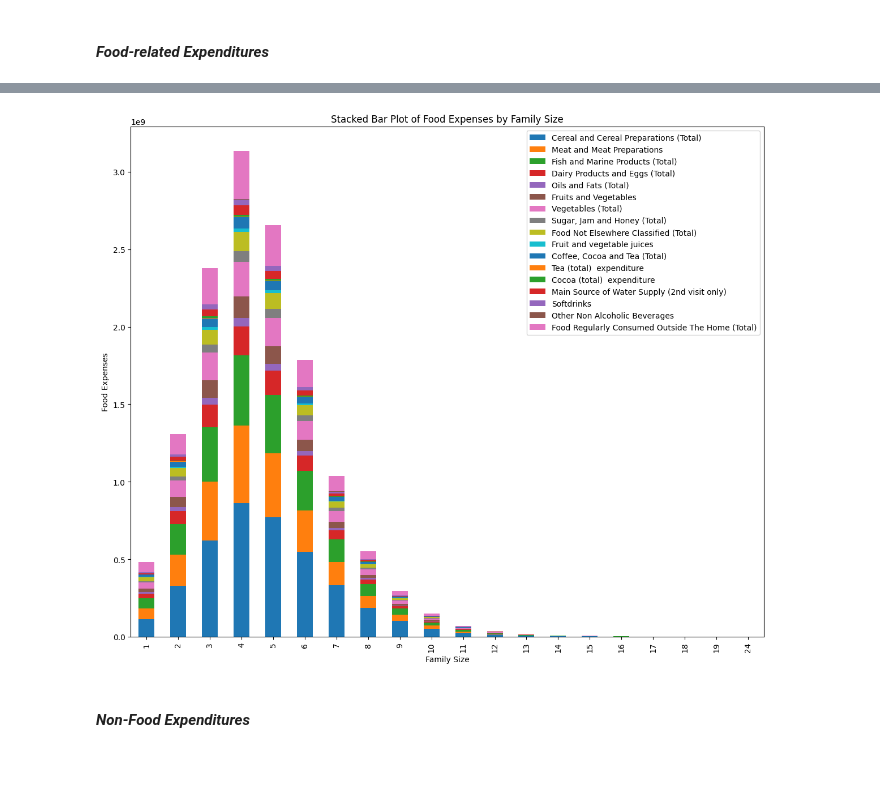
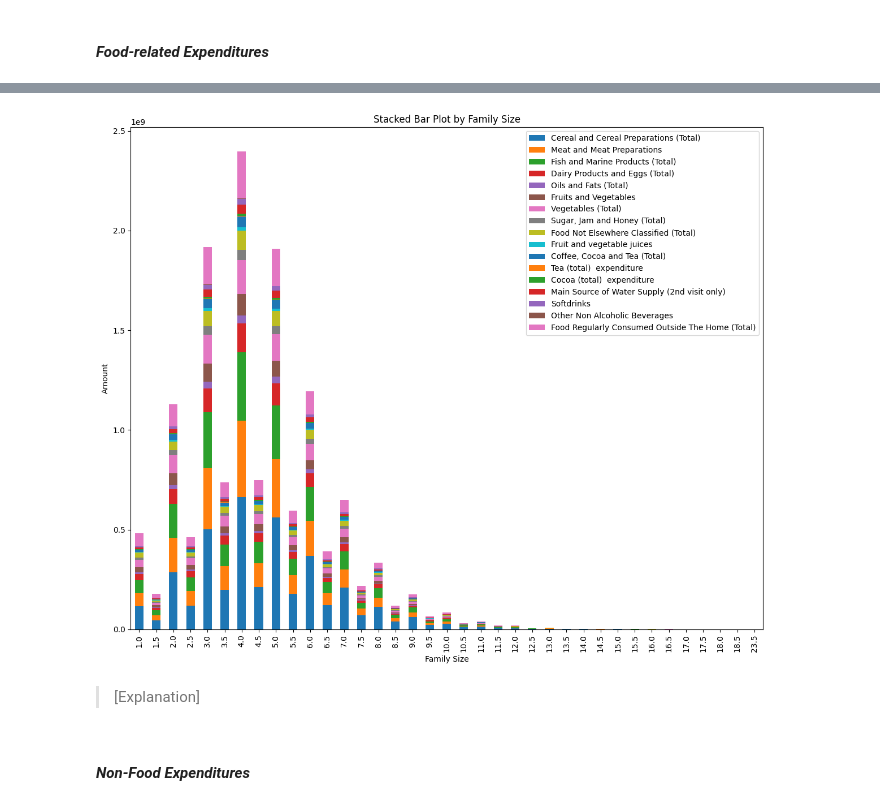
Before and after one commit to angelodelapaz/DataMiningPrelims, a Jupyter notebook: notebooks/01-EDA.ipynb, the cells around one changed output, grey strips where cells are left out. Drawn from its saved outputs; the diff is of its cells as text; code cells hidden in the pictures; blank space fills up the shorter version.

```diff
--- a/notebooks/01-EDA.ipynb
+++ b/notebooks/01-EDA.ipynb
@@ -418,3 +418,15 @@ Number of columns after dropping: 90
 # 5. Quantitative Statistics
 # %%
 cleaned_df = imputted_column_13.copy()
+# %%
+def create_stacked_bar_plot(df, x_col, y_cols): # y_cols is a list of columns to stack
+    subset_data = df[y_cols].copy()
+    subset_data[x_col] = df[x_col]
+    subset_data = subset_data.groupby(x_col).sum().reset_index()
+    subset_data = subset_data.set_index(x_col)
+    subset_data.plot(kind="bar", stacked=True, figsize=(12, 10))
+    plt.title(f"Stacked Bar Plot by {x_col}")
+    plt.xlabel(x_col)
+    plt.ylabel("Amount")
+    plt.tight_layout()
+    plt.show()
@@ -446,9 +468,6 @@ cleaned_df.drop(columns=categorical_columns, errors='ignore').describe()
 | 75% | 5.000000 | 171400.000000 | 45000.000000 | 202200.000000 | 0.000000 | ... |
 | max | 23.500000 | 727800.000000 | 638000.000000 | 727800.000000 | 360000.000000 | ... |
 8 rows × 80 columns
-# %%
-# Round up the family size column
-cleaned_df['Family Size'] = np.ceil(cleaned_df['Family Size']).astype(int) # TO DELETE IF NOT NEEDED
 # %%
 counts, bins, patches = plt.hist(
     cleaned_df["Family Size"], bins=20, color="blue", edgecolor="black"
@@ -587,36 +592,28 @@ plt.show()
 # %%
 food_expenses = [
     "Cereal and Cereal Preparations (Total)",
     "Meat and Meat Preparations",
     "Fish and Marine Products (Total)",
     "Dairy Products and Eggs (Total)",
     "Oils and Fats (Total)",
     "Fruits and Vegetables",
     "Vegetables (Total)",
     "Sugar, Jam and Honey (Total)",
     "Food Not Elsewhere Classified (Total)",
     "Fruit and vegetable juices",
     "Coffee, Cocoa and Tea (Total)",
     "Tea (total)  expenditure",
     "Cocoa (total)  expenditure",
     "Main Source of Water Supply (2nd visit only)",
     "Softdrinks",
     "Other Non Alcoholic Beverages",
     "Food Regularly Consumed Outside The Home (Total)",
 ]
 
-# Stacked Bar Plot of Food Expenses by Family Size
-food_expenses_data = cleaned_df[food_expenses].copy()
-food_expenses_data['Family Size'] = cleaned_df['Family Size']
-food_expenses_data = food_expenses_data.groupby('Family Size').sum().reset_index()
-food_expenses_data = food_expenses_data.set_index('Family Size')
-food_expenses_data.plot(kind='bar', stacked=True, figsize=(12, 10))
-plt.title("Stacked Bar Plot of Food Expenses by Family Size")
-plt.xlabel("Family Size")
-plt.ylabel("Food Expenses")
-plt.tight_layout()
-plt.show()
+create_stacked_bar_plot(cleaned_df, 'Family Size', food_expenses)
 # %% [output]
-[figure, old version]
+[figure, new version]
+# %% [markdown]
+> [Explanation]
 # %% [markdown]
 #### *Non-Food Expenditures*
```
Also changed, not shown: parts of 22 cells of this notebook.
